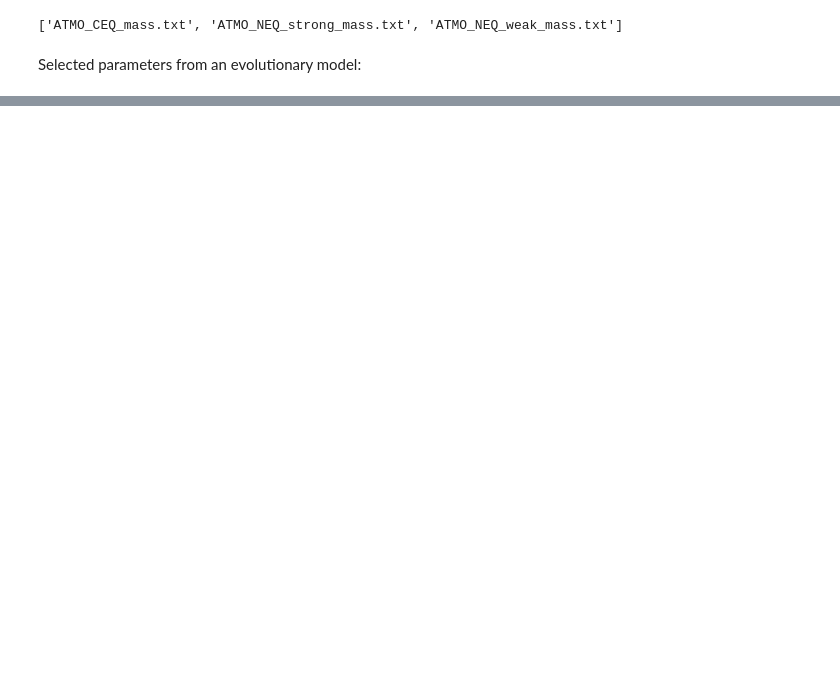
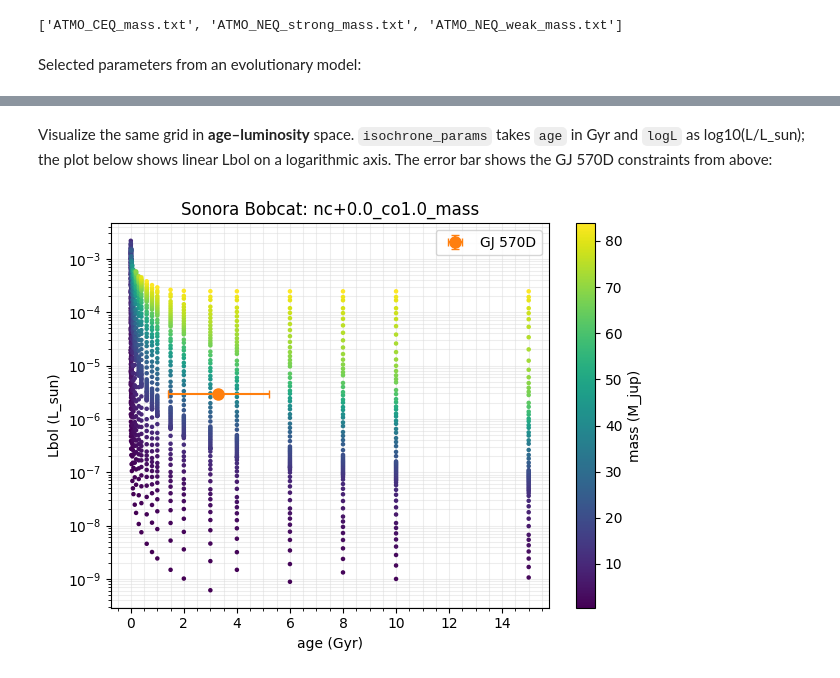
Before and after one commit to suarezgenaro/seda, a Jupyter notebook: docs/notebooks/tutorial_fundamental_parameters.ipynb, the cells around one changed output, grey strips where cells are left out. Saved outputs shown, nothing was run; the diff lists cells and outputs as text; code cells hidden in the pictures; blank space fills up the shorter version.

```diff
--- a/docs/notebooks/tutorial_fundamental_parameters.ipynb
+++ b/docs/notebooks/tutorial_fundamental_parameters.ipynb
@@ -73,0 +107,13 @@ https://noctis.erc-atmo.eu/fsdownload/zyU96xA6o/phillips2020
+# %%
+# Zhang et al. (2021) quote log10(L/L_sun); pass that directly to isochrone_params
+logL = -5.54              # log10(L/L_sun)
+elogL = 0.03              # uncertainty on log10(L/L_sun)
+
+age_gyr = 3.3   # mid-point of the 1.4–5.2 Gyr primary age range
+eage_gyr = 1.9  # half-width (~1.4 to 5.2 Gyr)
+
+iso = seda.phy_params.isochrone_params(
+    logL=logL, elogL=elogL,
+    age=age_gyr, eage=eage_gyr,
+    model='Sonora_Bobcat', filename='nc+0.0_co1.0_mass',
+)
@@ -73,0 +128,25 @@ https://noctis.erc-atmo.eu/fsdownload/zyU96xA6o/phillips2020
+# %% [markdown]
+Visualize the same grid in **age–luminosity** space. `isochrone_params` takes `age` in Gyr and `logL` as log10(L/L_sun); the plot below shows linear Lbol on a logarithmic axis. The error bar shows the GJ 570D constraints from above:
+# %%
+Lbol = 10.0 ** logL
+eLbol = Lbol * np.log(10) * elogL
+
+fig, ax = seda.plots.plot_evolutionary_coverage(
+    model='Sonora_Bobcat',
+    filename='nc+0.0_co1.0_mass',
+    xparam='age',
+    yparam='Lbol',
+    zparam='mass',
+    xlog=False,
+    ylog=True,
+)
+
+ax.errorbar(
+    age_gyr, Lbol, xerr=eage_gyr, yerr=eLbol,
+    fmt='o', color='C1', ms=8, capsize=3, zorder=5, label='GJ 570D',
+)
+ax.legend(loc='upper right')
+
+plt.show()
+# %% [output]
+[figure, added]
```
Also changed, not shown: parts of 9 cells of this notebook, 18 other files.
